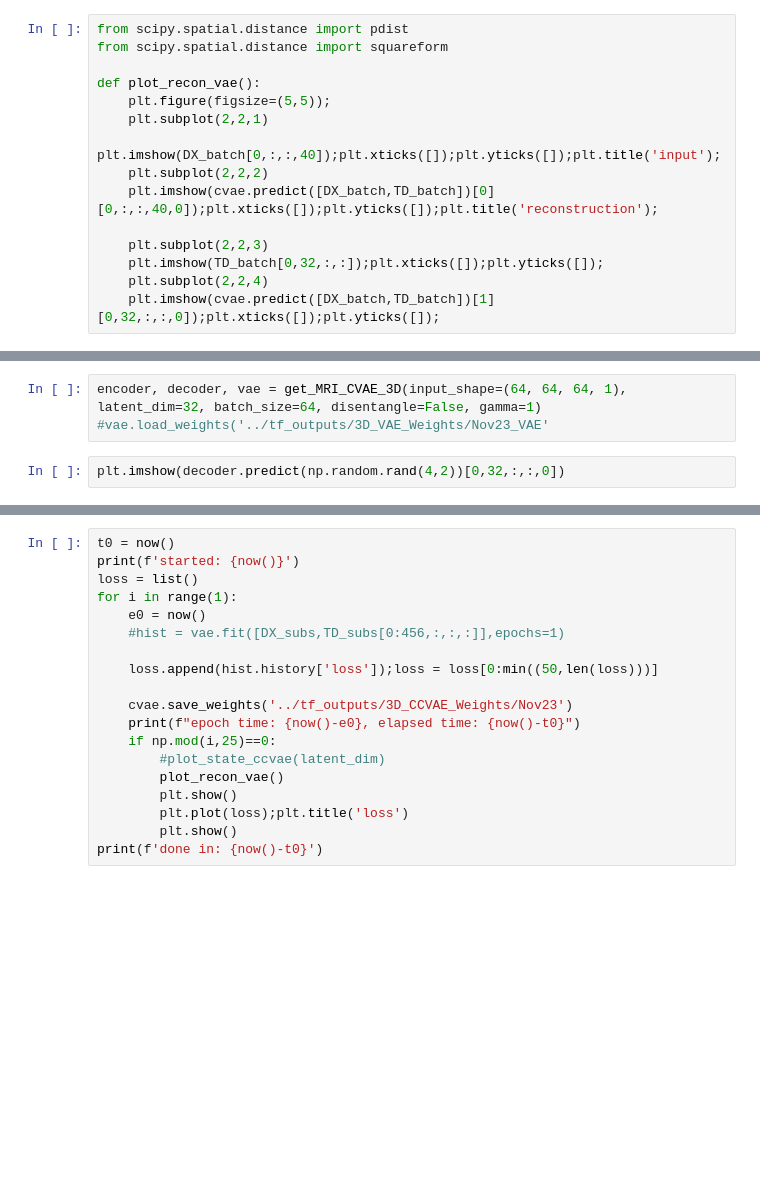
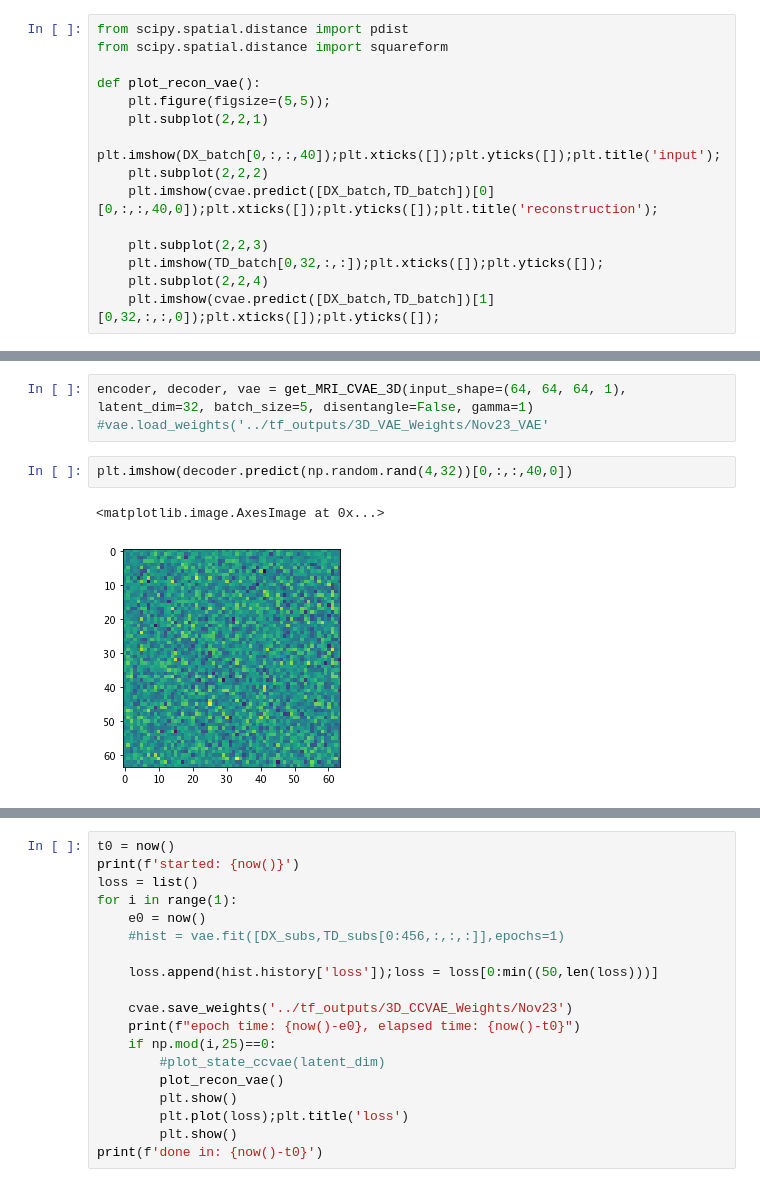
Before and after one commit to Aglinskas/BC-MRI-AE, a Jupyter notebook: Colab Notebooks/MRI-CCAE-3D-TRAIN-CCAE-colab.ipynb, the cells around one changed output, grey strips where cells are left out. Saved outputs shown, nothing was run; the diff lists cells and outputs as text; blank space fills up the shorter version.

```diff
--- a/Colab Notebooks/MRI-CCAE-3D-TRAIN-CCAE-colab.ipynb
+++ b/Colab Notebooks/MRI-CCAE-3D-TRAIN-CCAE-colab.ipynb
@@ -279,5 +193,8 @@ def get_MRI_CVAE_3D(input_shape=(64,64,64,1), latent_dim=2, batch_size = 32, dis
 # %%
-encoder, decoder, vae = get_MRI_CVAE_3D(input_shape=(64, 64, 64, 1), latent_dim=32, batch_size=64, disentangle=False, gamma=1)
+encoder, decoder, vae = get_MRI_CVAE_3D(input_shape=(64, 64, 64, 1), latent_dim=32, batch_size=5, disentangle=False, gamma=1)
 #vae.load_weights('../tf_outputs/3D_VAE_Weights/Nov23_VAE'
 # %%
-plt.imshow(decoder.predict(np.random.rand(4,2))[0,32,:,:,0])
+plt.imshow(decoder.predict(np.random.rand(4,32))[0,:,:,40,0])
+# %% [output]
+<matplotlib.image.AxesImage at 0x...>
+[figure, added]
```
Also changed, not shown: parts of 17 cells of this notebook.
